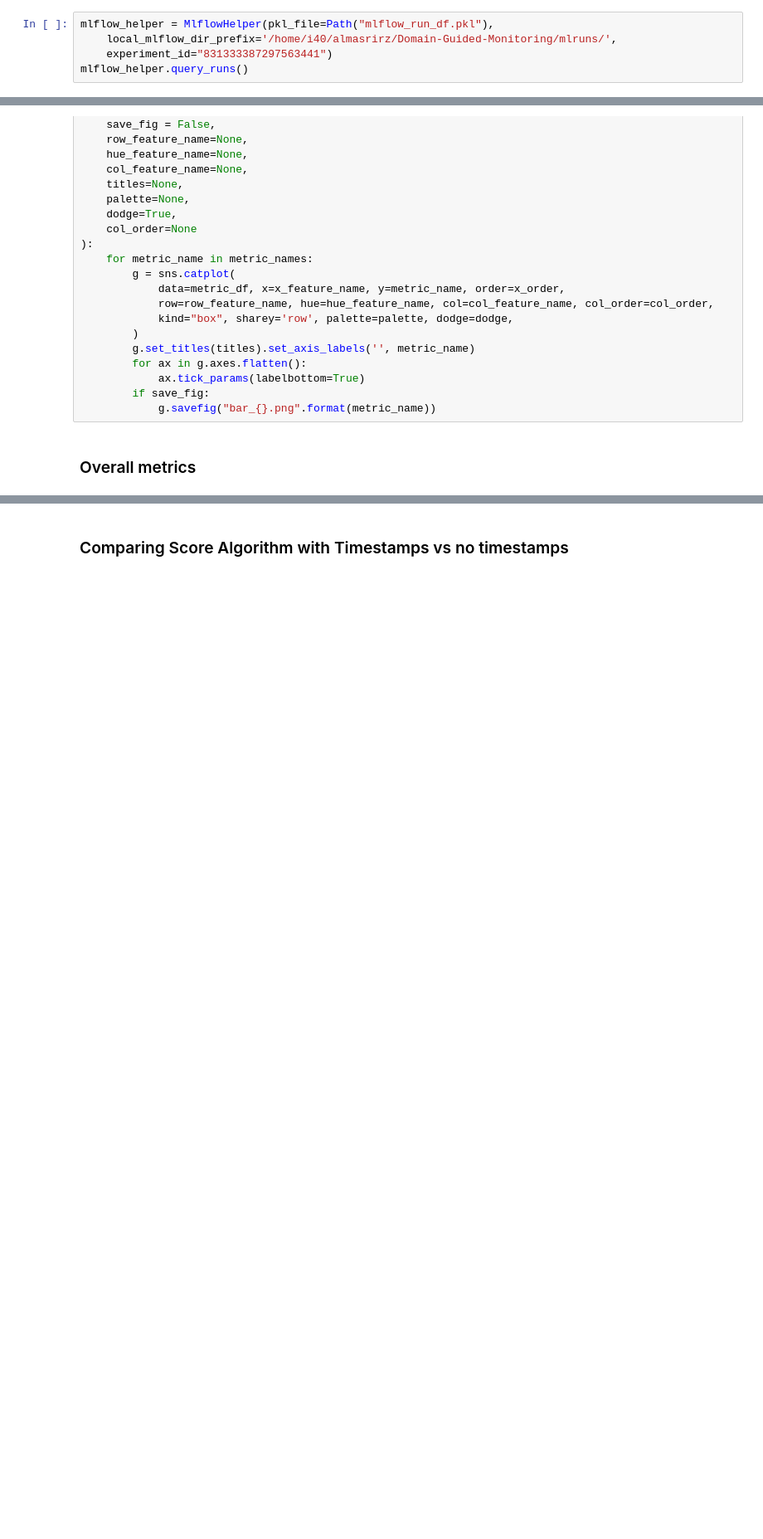
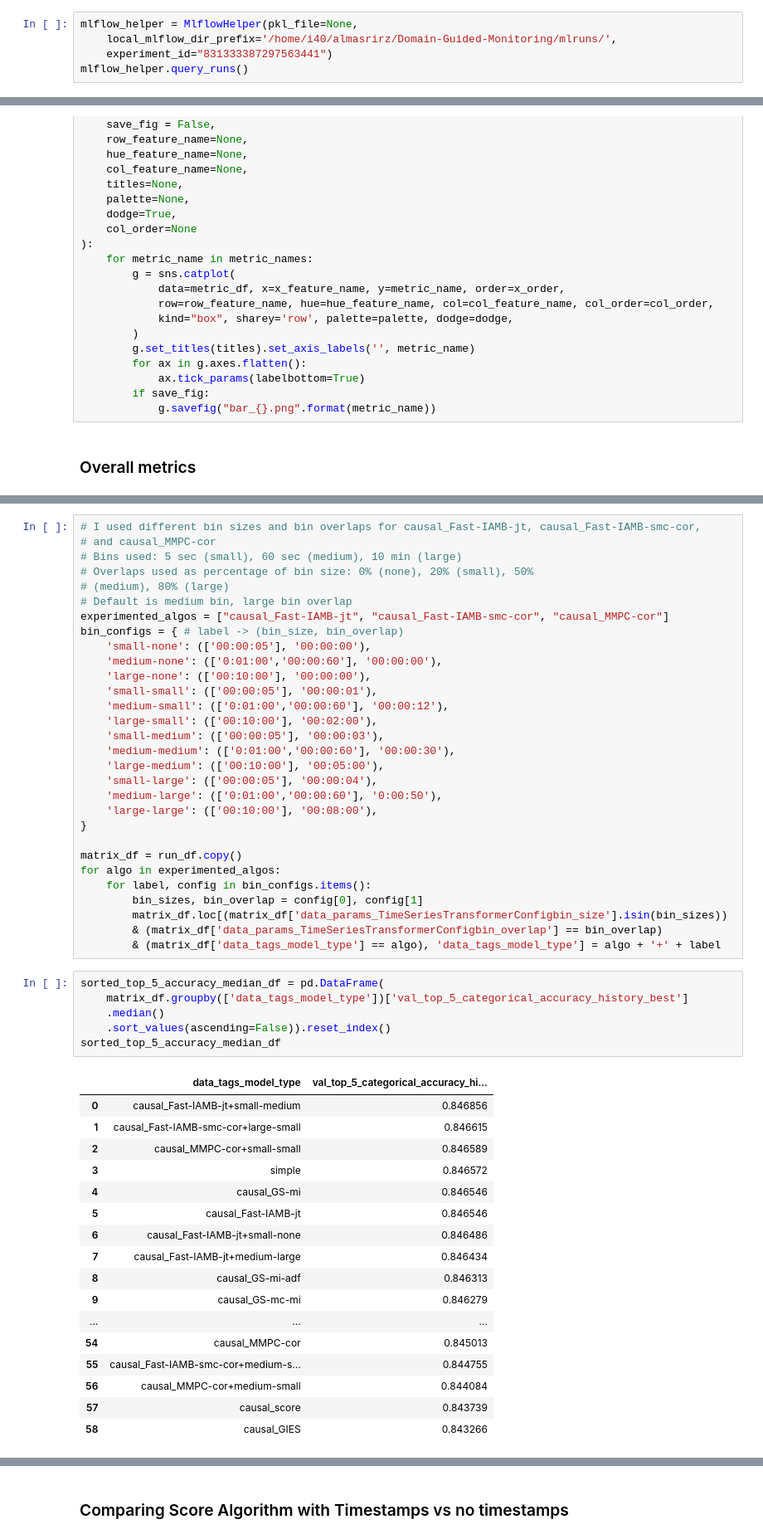
Before and after one commit to ralmasri/Domain-Guided-Monitoring, a Jupyter notebook: notebooks/knowledge_graphs.ipynb, the cells around one changed output, grey strips where cells are left out. Shown at 83% size. Saved outputs shown, nothing was run; the diff lists cells and outputs as text; blank space fills up the shorter version.

```diff
--- a/notebooks/knowledge_graphs.ipynb
+++ b/notebooks/knowledge_graphs.ipynb
@@ -48,7 +49,7 @@ percentile_names=[
     "median_cluster_input_frequency_range",
 ]
 # %%
-mlflow_helper = MlflowHelper(pkl_file=Path("mlflow_run_df.pkl"),
+mlflow_helper = MlflowHelper(pkl_file=None,
     local_mlflow_dir_prefix='/home/i40/almasrirz/Domain-Guided-Monitoring/mlruns/',
     experiment_id="831333387297563441")
 mlflow_helper.query_runs()
@@ -82,0 +89,54 @@ def plot_best_metric_bar(metric_df, metric_names,
+# %%
+# I used different bin sizes and bin overlaps for causal_Fast-IAMB-jt, causal_Fast-IAMB-smc-cor,
+# and causal_MMPC-cor
+# Bins used: 5 sec (small), 60 sec (medium), 10 min (large)
+# Overlaps used as percentage of bin size: 0% (none), 20% (small), 50%
+# (medium), 80% (large)
+# Default is medium bin, large bin overlap
+experimented_algos = ["causal_Fast-IAMB-jt", "causal_Fast-IAMB-smc-cor", "causal_MMPC-cor"]
+bin_configs = { # label -> (bin_size, bin_overlap)
+    'small-none': (['00:00:05'], '00:00:00'),
+    'medium-none': (['0:01:00','00:00:60'], '00:00:00'),
+    'large-none': (['00:10:00'], '00:00:00'),
+    'small-small': (['00:00:05'], '00:00:01'),
+    'medium-small': (['0:01:00','00:00:60'], '00:00:12'),
+    'large-small': (['00:10:00'], '00:02:00'),
+    'small-medium': (['00:00:05'], '00:00:03'),
+    'medium-medium': (['0:01:00','00:00:60'], '00:00:30'),
+    'large-medium': (['00:10:00'], '00:05:00'),
+    'small-large': (['00:00:05'], '00:00:04'),
+    'medium-large': (['0:01:00','00:00:60'], '0:00:50'),
+    'large-large': (['00:10:00'], '00:08:00'),
+}
+
+matrix_df = run_df.copy()
+for algo in experimented_algos:
+    for label, config in bin_configs.items():
+        bin_sizes, bin_overlap = config[0], config[1]
+        matrix_df.loc[(matrix_df['data_params_TimeSeriesTransformerConfigbin_size'].isin(bin_sizes))
+        & (matrix_df['data_params_TimeSeriesTransformerConfigbin_overlap'] == bin_overlap)
+        & (matrix_df['data_tags_model_type'] == algo), 'data_tags_model_type'] = algo + '+' + label
+# %%
+sorted_top_5_accuracy_median_df = pd.DataFrame(
+    matrix_df.groupby(['data_tags_model_type'])['val_top_5_categorical_accuracy_history_best']
+    .median()
+    .sort_values(ascending=False)).reset_index()
+sorted_top_5_accuracy_median_df
+# %% [output]
+|  | data_tags_model_type | val_top_5_categorical_accuracy_hi... |
+| 0 | causal_Fast-IAMB-jt+small-medium | 0.846856 |
+| 1 | causal_Fast-IAMB-smc-cor+large-small | 0.846615 |
+| 2 | causal_MMPC-cor+small-small | 0.846589 |
+| 3 | simple | 0.846572 |
+| 4 | causal_GS-mi | 0.846546 |
+| 5 | causal_Fast-IAMB-jt | 0.846546 |
+| 6 | causal_Fast-IAMB-jt+small-none | 0.846486 |
+| 7 | causal_Fast-IAMB-jt+medium-large | 0.846434 |
+| 8 | causal_GS-mi-adf | 0.846313 |
+| 9 | causal_GS-mc-mi | 0.846279 |
+| ... | ... | ... |
+| 54 | causal_MMPC-cor | 0.845013 |
+| 55 | causal_Fast-IAMB-smc-cor+medium-s... | 0.844755 |
+| 56 | causal_MMPC-cor+medium-small | 0.844084 |
+| 57 | causal_score | 0.843739 |
+| 58 | causal_GIES | 0.843266 |
```
Also changed, not shown: parts of 14 cells of this notebook.
